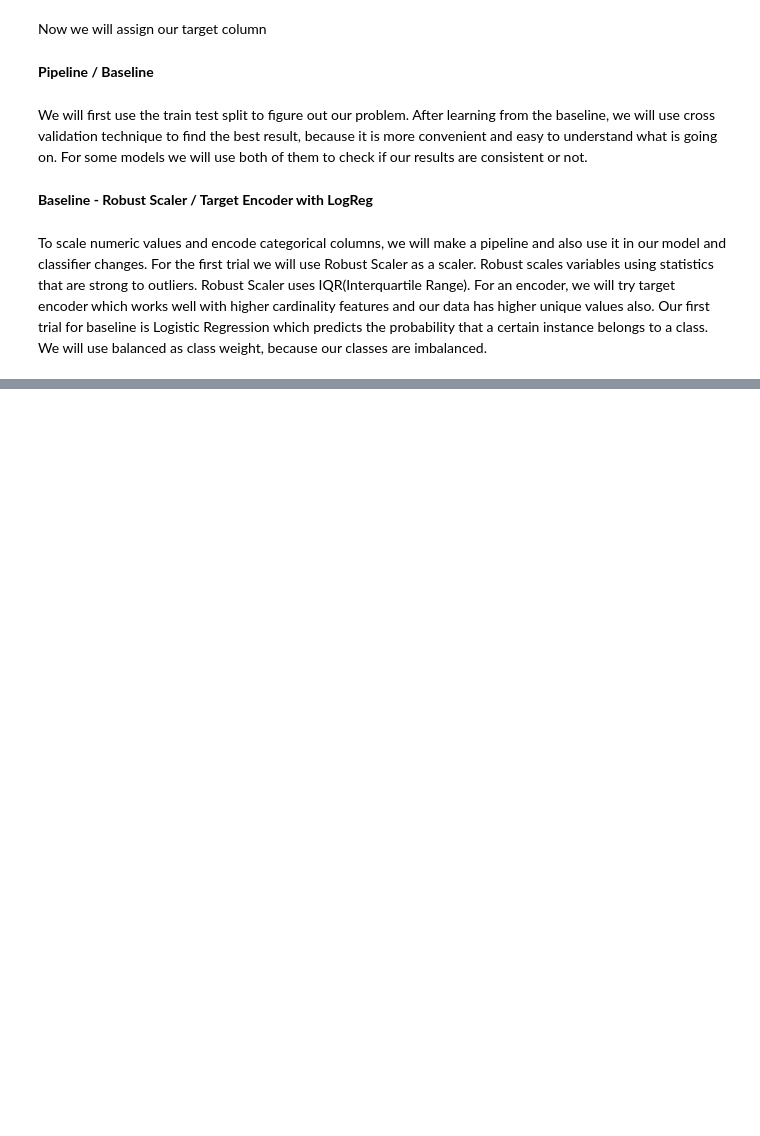
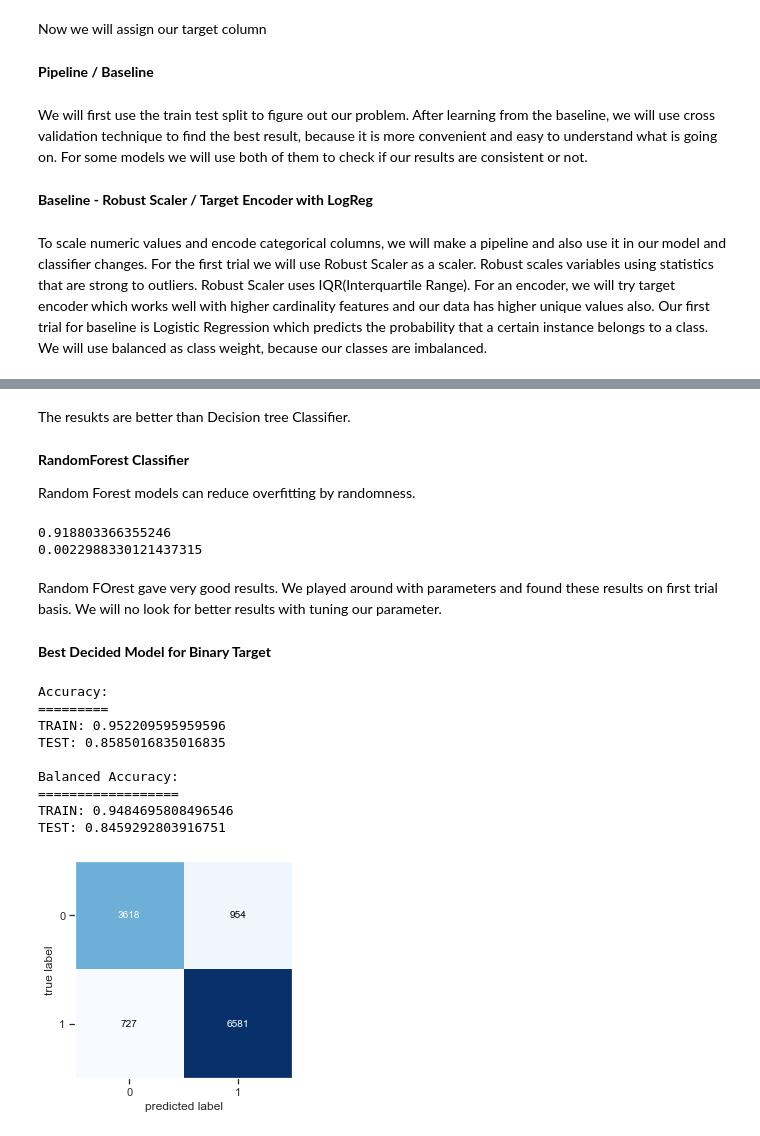
Before and after one commit to GaturaN/Tanzania_water_wells, a Jupyter notebook: modelling.ipynb, the cells around one changed output, grey strips where cells are left out. Drawn from its saved outputs; the diff is of its cells as text; code cells hidden in the pictures; blank space fills up the shorter version.

```diff
--- a/modelling.ipynb
+++ b/modelling.ipynb
@@ -242,0 +364,18 @@ ValueError: A given column is not a column of the dataframe
+# %%
+scaler = MinMaxScaler()
+encoder = ce.WOEEncoder(cols=cat_col)
+
+# puttng numeric columns to scaler and categorical to encoder
+num_transformer = make_pipeline(scaler)
+cat_transformer = make_pipeline(encoder)
+
+# getting together our scaler and encoder wit preprocessor
+preprocessor = ColumnTransformer(transformers=[('num', num_transformer, num_col), ('cat', cat_transformer, cat_col)])
+
+# giving all values to pipeline
+pipe = make_pipeline(preprocessor, lr)
+
+scores = cross_val_score(pipe, X, y, cv=5, scoring='roc_auc')
+
+print(scores.mean())
+print(scores.std())
@@ -242,0 +419,59 @@ ValueError: A given column is not a column of the dataframe
+# %% [markdown]
+The resukts are better than Decision tree Classifier.
+# %% [markdown]
+**RandomForest Classifier**
+
+
+Random Forest models can reduce overfitting by randomness.
+# %%
+rf = RandomForestClassifier(n_estimators=50, random_state=42, n_jobs=-1, class_weight='balanced')
+
+pipe = make_pipeline(preprocessor, rf)
+
+scores =  cross_val_score(pipe, X, y, cv=5, scoring = 'roc_auc')
+
+print(scores.mean())
+print(scores.std())
+# %% [output]
+0.918803366355246
+0.0022988330121437315
+# %% [markdown]
+Random FOrest gave very good results. We played around with parameters and found these results on first trial basis. We will no look for better results with tuning our parameter.
+# %% [markdown]
+**Best Decided Model for Binary Target**
+# %%
+rf = RandomForestClassifier(n_estimators=100, random_state=42, n_jobs=-1,class_weight='balanced',
+                            criterion = 'entropy',max_features = 'sqrt',min_samples_split = 10)
+
+pipe = make_pipeline(preprocessor,rf)
+pipe.fit(X_train, y_train)
+
+# predictions on train set
+y_pred = pipe.predict(X_train)
+
+# predictions on test set
+y_pred_test = pipe.predict(X_test)
+
+print("Accuracy:"); print("="*len("Accuracy:"))
+print(f"TRAIN: {accuracy_score(y_train, y_pred)}")
+print(f"TEST: {accuracy_score(y_test, y_pred_test)}")
+
+print("\nBalanced Accuracy:"); print("="*len("Balanced Accuracy:"))
+print(f"TRAIN: {balanced_accuracy_score(y_train, y_pred)}")
+print(f"TEST: {balanced_accuracy_score(y_test, y_pred_test)}")
+
+#confusion matrix
+cm = confusion_matrix(y_test, y_pred_test)
+plot_confusion_matrix(cm)
+plt.show()
+# %% [output]
+Accuracy:
+=========
+TRAIN: 0.952209595959596
+TEST: 0.8585016835016835
+
+Balanced Accuracy:
+==================
+TRAIN: 0.9484695808496546
+TEST: 0.8459292803916751
+[figure, added]
```
Also changed, not shown: parts of 64 cells of this notebook, 1 other file.
